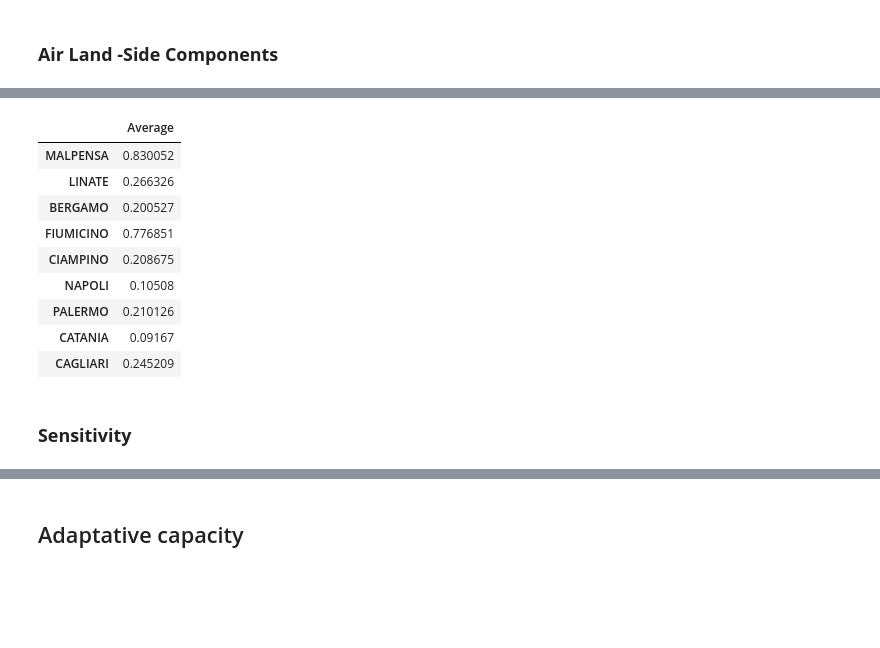
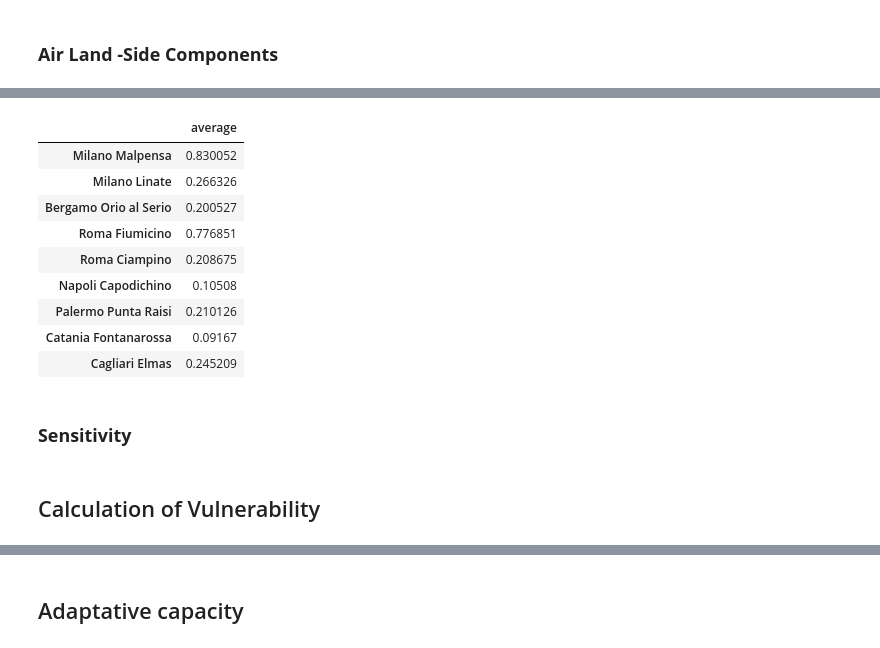
Before and after one commit to CLIMAAX/MULTI_infrastructure, a Jupyter notebook: 03_Exposure_Vulnerability/08_Exposure_vulnerability_temp.ipynb, the cells around one changed output, grey strips where cells are left out. Drawn from its saved outputs; the diff is of its cells as text; code cells hidden in the pictures; blank space fills up the shorter version.

Commit message:
Risk calculation for Uerra Dataset

```diff
--- a/03_Exposure_Vulnerability/08_Exposure_vulnerability_temp.ipynb
+++ b/03_Exposure_Vulnerability/08_Exposure_vulnerability_temp.ipynb
@@ -10,3 +14,8 @@ airports = ['MALPENSA', 'LINATE', 'BERGAMO', 'FIUMICINO', 'CIAMPINO', 'NAPOLI',
+# %%
+csv_folder_path = '/work/cmcc/dg07124/climax/indicators/cordex2/vulnerability_exposure'
+
+if not os.path.exists(csv_folder_path):
+    os.makedirs(csv_folder_path)
 # %% [markdown]
 ### **Air Land -Side Components**
 # %%
@@ -112,20 +121,24 @@ Stored DataFrame with name: avg_df_exposure
 # %%
 # Accessing the avg_exposure_temp DataFrames
 avg_df_exposure = dynamic_dataframes['avg_df_exposure']
+normalized_avg_path = os.path.join(csv_folder_path, f'avg_df_exposure.csv')
+avg_df_exposure.to_csv(normalized_avg_path)
 display(avg_df_exposure)
 # %% [output]
-|  | Average |
-| MALPENSA | 0.830052 |
-| LINATE | 0.266326 |
-| BERGAMO | 0.200527 |
-| FIUMICINO | 0.776851 |
-| CIAMPINO | 0.208675 |
-| NAPOLI | 0.10508 |
-| PALERMO | 0.210126 |
-| CATANIA | 0.09167 |
-| CAGLIARI | 0.245209 |
+|  | average |
+| Milano Malpensa | 0.830052 |
+| Milano Linate | 0.266326 |
+| Bergamo Orio al Serio | 0.200527 |
+| Roma Fiumicino | 0.776851 |
+| Roma Ciampino | 0.208675 |
+| Napoli Capodichino | 0.10508 |
+| Palermo Punta Raisi | 0.210126 |
+| Catania Fontanarossa | 0.09167 |
+| Cagliari Elmas | 0.245209 |
 # %% [markdown]
 ### **Sensitivity**
+# %% [markdown]
+## Calculation of Vulnerability
 # %%
 # Define the sensitivity indicators and their values
 sensitivity_indicators = {
```
Also changed, not shown: parts of 16 cells of this notebook, 1 other file.
